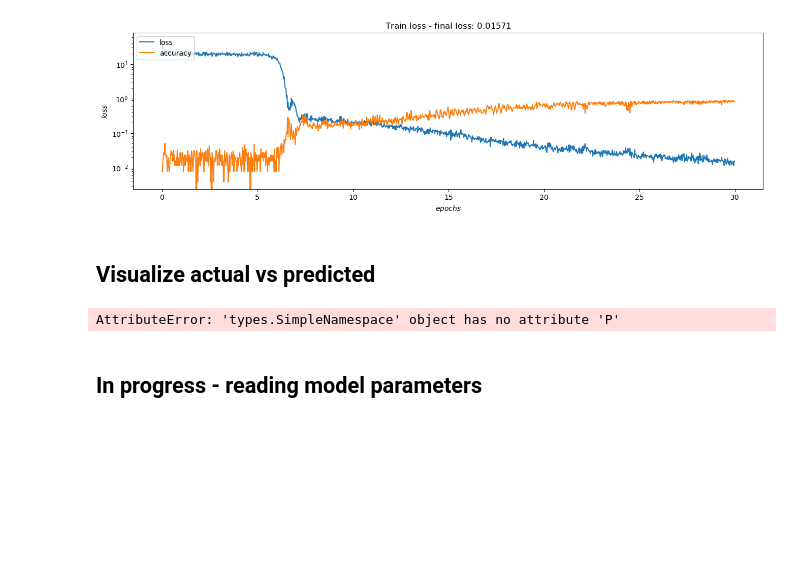
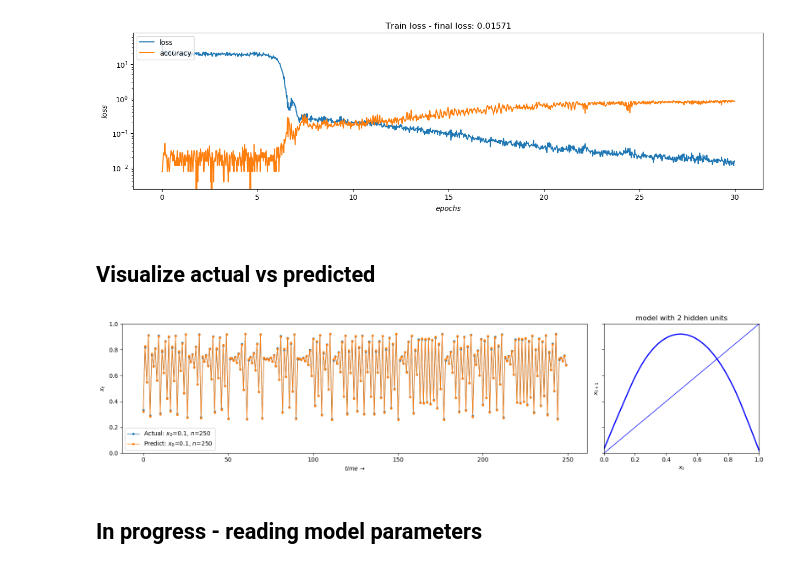
Before and after one commit to bartmarseille/iterate-torch-metal, a Jupyter notebook: iterate-logistic-torch-metal.ipynb, the cells around one changed output. Cells and saved outputs as stored; diff of their text form; code cells hidden in the pictures; blank space fills up the shorter version.

Commit message:
pass map parameters as kwargs

```diff
--- a/iterate-logistic-torch-metal.ipynb
+++ b/iterate-logistic-torch-metal.ipynb
@@ -149,7 +149,7 @@ ax.legend(loc="upper left")
 x0 = 0.1
 n=250
 X = map_utils.iterate(map_utils.logistic_map, x0, n=n, **config.parameters).astype(float)
-Y = map_utils.logistic_map(config.P, X)
+Y = map_utils.logistic_map(X, **config.parameters)
 
 X_torch = torch.tensor([[x] for x in X], dtype=torch.float32).to(config.device)
 Y_pred = model(X_torch)
@@ -157,34 +157,34 @@ Y_pred = [y.item() for y in Y_pred]
 
 fig, (ax1, ax2) = plt.subplots(1, 2, figsize=(16, 4), gridspec_kw={'width_ratios': [3, 1]}, sharey=True)
 
 ax1.plot(Y, marker='.', lw=1,label=f'Actual: $x_0$={x0:.3g}, $n$={n}')
 ax1.plot(Y_pred, marker='.', lw=1,label=f'Predict: $x_0$={x0:.3g}, $n$={n}')
 
 ax1.set_xlabel(f'$time$ $→$')
 ax1.set_ylabel(f'$x_t$')
 ax1.legend(loc="upper left")
 
 # ax1 = plot_trajectories([Y, Y_pred], Ps=['actual', 'predicted'], ax=ax1)
 ax1.legend()
 
 # plot mapping
 X = np.linspace(0.0, 1.0, 100)
 X_linspace = torch.tensor([[x] for x in X], dtype=torch.float32).to(config.device)
 Y_model = model(X_linspace)
 Y = [y.item() for y in Y_model]
 
 ax2.plot(X, Y, c='b', lw=2)
 ax2.plot(X, X, c='b', lw=1)
 ax2.set_xlabel('$x_{t}$')
 ax2.set_ylabel('$x_{t+1}$')
 ax2.set_title(f'model with {config.num_hidden_units} hidden units')
 
 ax2.set_xlim(0, 1)
 ax2.set_ylim(0, 1)
 
 plt.tight_layout()
 # %% [output]
-AttributeError: 'types.SimpleNamespace' object has no attribute 'P'
+[figure, added]
 # %% [markdown]
 ## In progress - reading model parameters
 # %%
```
